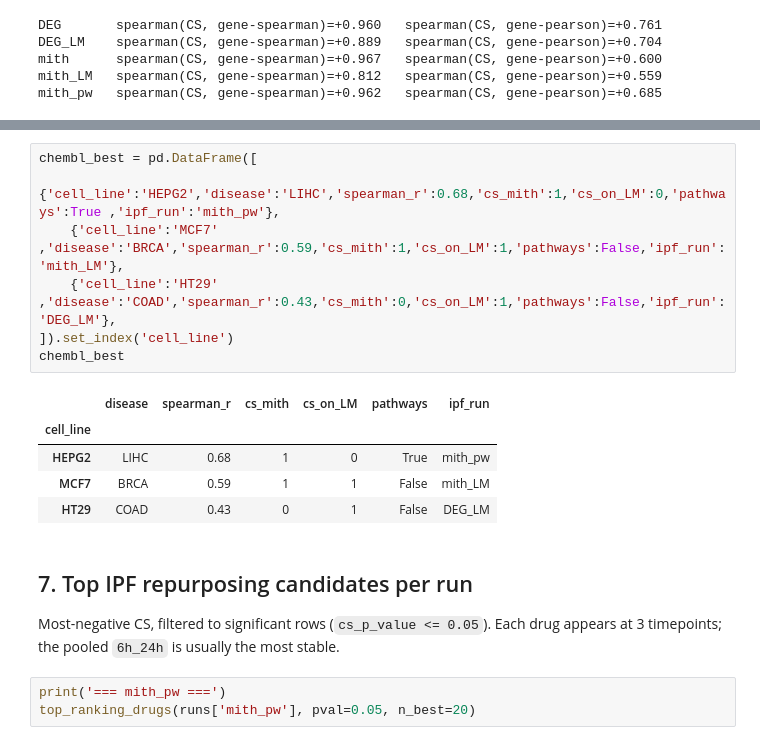
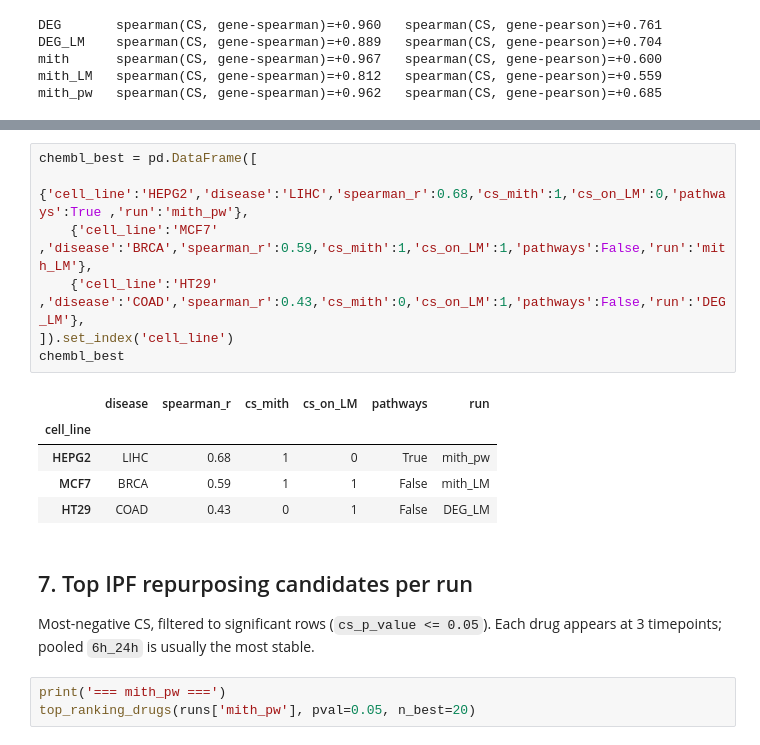
Before and after one commit to knowmics-lab/netcos, a Jupyter notebook: data_exploration/data_exploration_ipf_CS_and_rankings.ipynb, the cells around one changed output, grey strips where cells are left out. Drawn from its saved outputs; the diff is of its cells as text.

```diff
--- a/data_exploration/data_exploration_ipf_CS_and_rankings.ipynb
+++ b/data_exploration/data_exploration_ipf_CS_and_rankings.ipynb
@@ -236,12 +386,12 @@ Takeaways the IPF rankings should be read through:
 # %%
 chembl_best = pd.DataFrame([
-    {'cell_line':'HEPG2','disease':'LIHC','spearman_r':0.68,'cs_mith':1,'cs_on_LM':0,'pathways':True ,'ipf_run':'mith_pw'},
-    {'cell_line':'MCF7' ,'disease':'BRCA','spearman_r':0.59,'cs_mith':1,'cs_on_LM':1,'pathways':False,'ipf_run':'mith_LM'},
-    {'cell_line':'HT29' ,'disease':'COAD','spearman_r':0.43,'cs_mith':0,'cs_on_LM':1,'pathways':False,'ipf_run':'DEG_LM'},
+    {'cell_line':'HEPG2','disease':'LIHC','spearman_r':0.68,'cs_mith':1,'cs_on_LM':0,'pathways':True ,'run':'mith_pw'},
+    {'cell_line':'MCF7' ,'disease':'BRCA','spearman_r':0.59,'cs_mith':1,'cs_on_LM':1,'pathways':False,'run':'mith_LM'},
+    {'cell_line':'HT29' ,'disease':'COAD','spearman_r':0.43,'cs_mith':0,'cs_on_LM':1,'pathways':False,'run':'DEG_LM'},
 ]).set_index('cell_line')
 chembl_best
 # %% [output]
-|  | disease | spearman_r | cs_mith | cs_on_LM | pathways | ipf_run |
+|  | disease | spearman_r | cs_mith | cs_on_LM | pathways | run |
 | cell_line |  |  |  |  |  |  |
 | HEPG2 | LIHC | 0.68 | 1 | 0 | True | mith_pw |
 | MCF7 | BRCA | 0.59 | 1 | 1 | False | mith_LM |
@@ -249,8 +399,7 @@ chembl_best
 # %% [markdown]
 ## 7. Top IPF repurposing candidates per run
 
-Most-negative CS, filtered to significant rows (`cs_p_value <= 0.05`). Each drug appears at
-3 timepoints; the pooled `6h_24h` is usually the most stable.
+Most-negative CS, filtered to significant rows (`cs_p_value <= 0.05`). Each drug appears at 3 timepoints; pooled `6h_24h` is usually the most stable.
 # %%
 print('=== mith_pw ===')
 top_ranking_drugs(runs['mith_pw'], pval=0.05, n_best=20)
```
Also changed, not shown: parts of 23 cells of this notebook, 15 other files.
